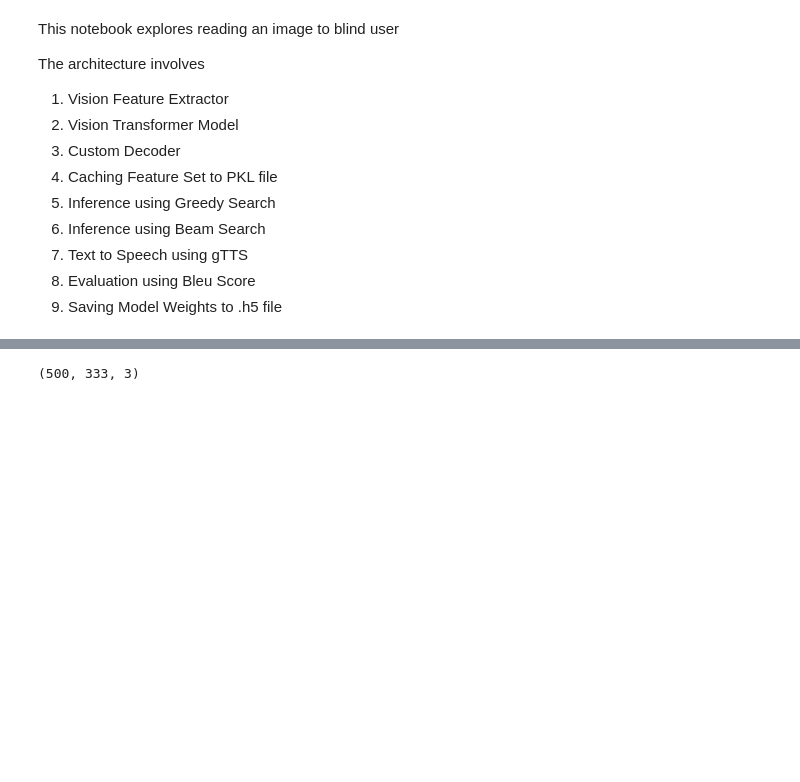
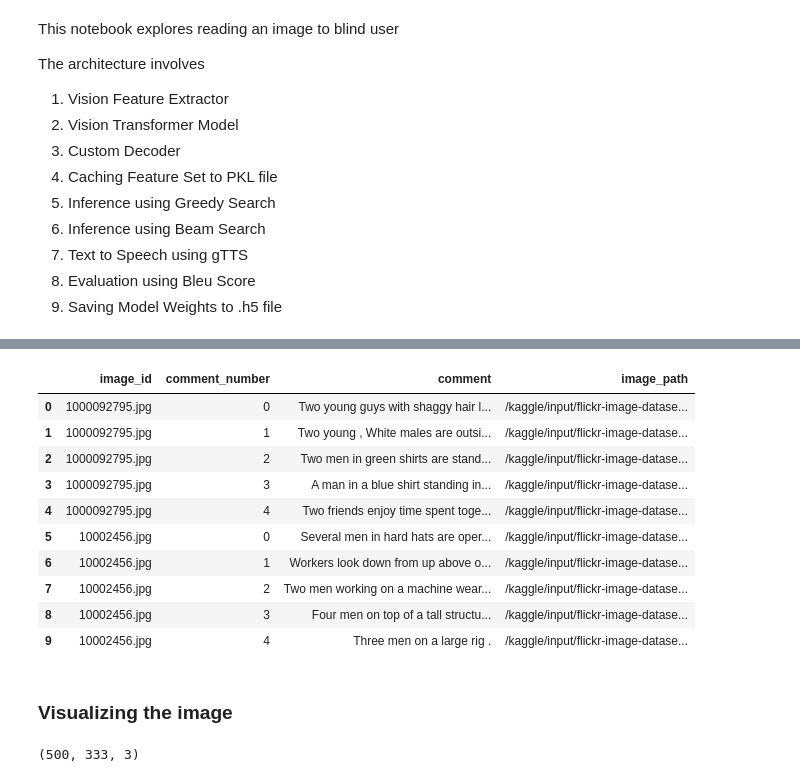
Before and after one commit to saravana3853/AThirdEye, a Jupyter notebook: an-eye-for-blind.ipynb, the cells around one changed output, grey strips where cells are left out. Cells and saved outputs as stored; diff of their text form; code cells hidden in the pictures; blank space fills up the shorter version.

```diff
--- a/an-eye-for-blind.ipynb
+++ b/an-eye-for-blind.ipynb
@@ -75,15 +106,30 @@ If your task is similar to the task the model of the checkpoint was trained on,
 # %%
 # Load Flickr8k dataset from Kaggle path
 image_dir = "/kaggle/input/flickr-image-dataset/flickr30k_images/flickr30k_images/"
 caption_file = "/kaggle/input/flickr-image-dataset/flickr30k_images/results.csv"
 
 # Read caption file
 df = pd.read_csv(caption_file, delimiter='|')
 df.columns = ['image_id', 'comment_number', ' comment']
 df['image_path'] = df['image_id'].apply(lambda x: os.path.join(image_dir, x.strip()))
 
 # Use only a subset for demo
 image_df = df.iloc[:5000]
+image_df[:10]
+# %% [output]
+|  | image_id | comment_number | comment | image_path |
+| 0 | 1000092795.jpg | 0 | Two young guys with shaggy hair l... | /kaggle/input/flickr-image-datase... |
+| 1 | 1000092795.jpg | 1 | Two young , White males are outsi... | /kaggle/input/flickr-image-datase... |
+| 2 | 1000092795.jpg | 2 | Two men in green shirts are stand... | /kaggle/input/flickr-image-datase... |
+| 3 | 1000092795.jpg | 3 | A man in a blue shirt standing in... | /kaggle/input/flickr-image-datase... |
+| 4 | 1000092795.jpg | 4 | Two friends enjoy time spent toge... | /kaggle/input/flickr-image-datase... |
+| 5 | 10002456.jpg | 0 | Several men in hard hats are oper... | /kaggle/input/flickr-image-datase... |
+| 6 | 10002456.jpg | 1 | Workers look down from up above o... | /kaggle/input/flickr-image-datase... |
+| 7 | 10002456.jpg | 2 | Two men working on a machine wear... | /kaggle/input/flickr-image-datase... |
+| 8 | 10002456.jpg | 3 | Four men on top of a tall structu... | /kaggle/input/flickr-image-datase... |
+| 9 | 10002456.jpg | 4 | Three men on a large rig . | /kaggle/input/flickr-image-datase... |
+# %% [markdown]
+### Visualizing the image
 # %%
 img=plt.imread(image_df.iloc[1]['image_path'])
 img.shape
```
Also changed, not shown: parts of 29 cells of this notebook.
